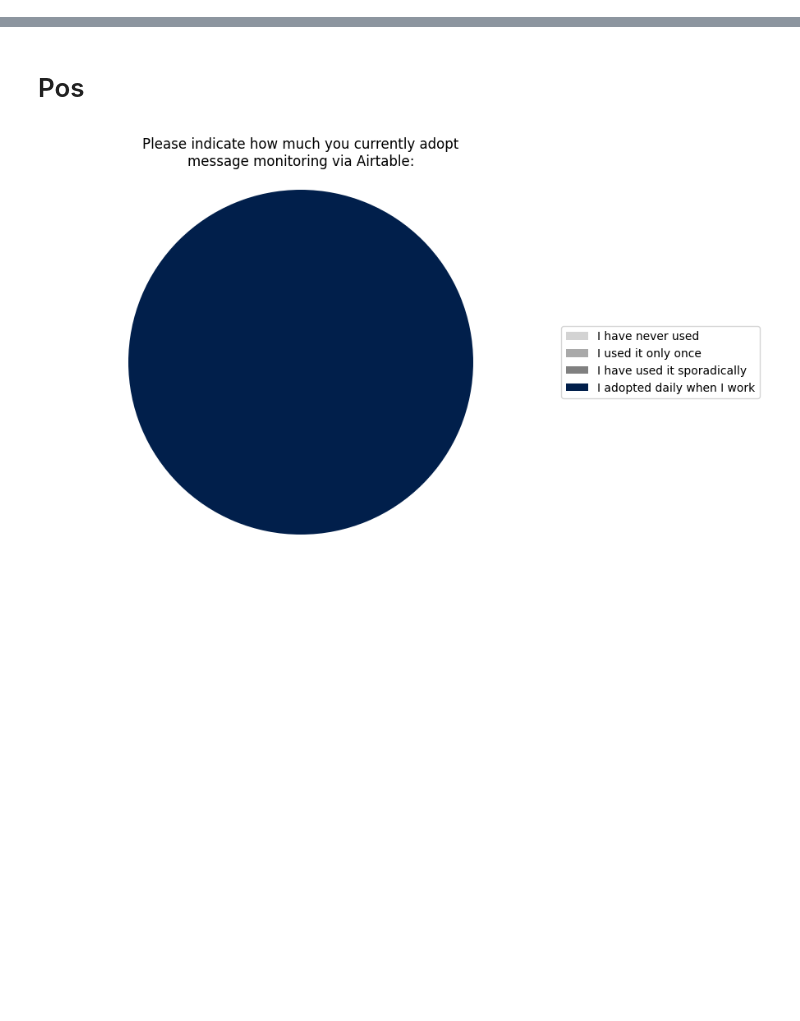
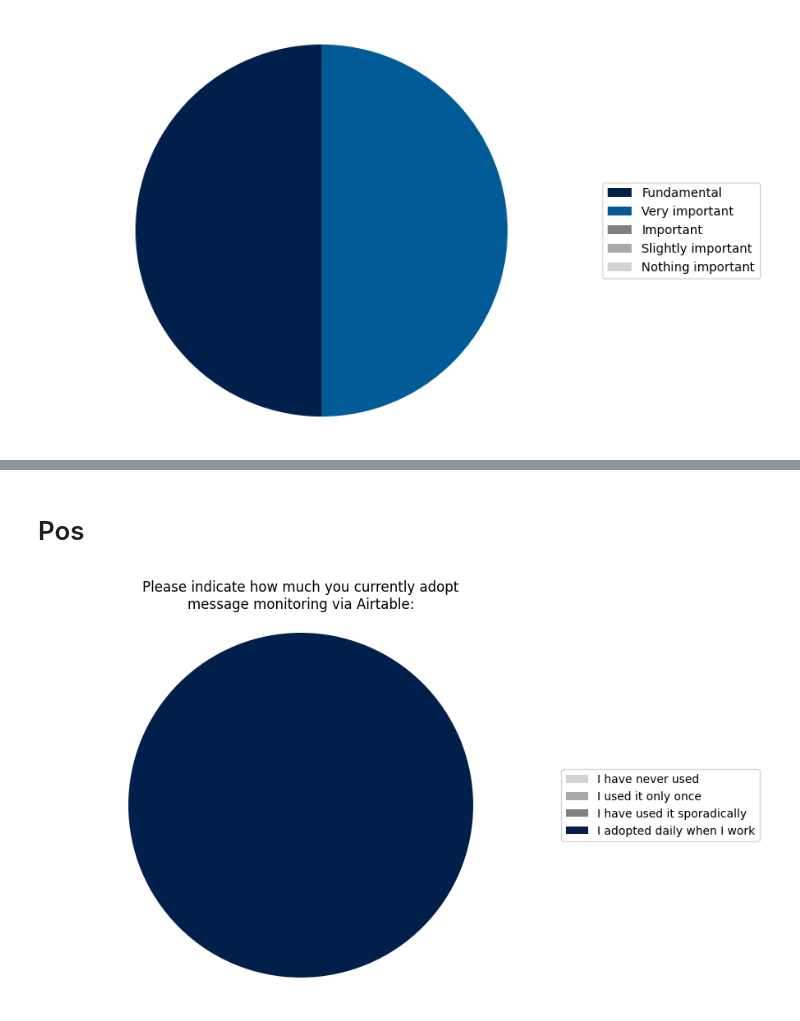
Before and after one commit to belisards/gunviolence_ptbr, a Jupyter notebook: regen_charts.ipynb, the cells around one changed output, grey strips where cells are left out. Drawn from its saved outputs; the diff is of its cells as text; code cells hidden in the pictures; blank space fills up the shorter version.

Commit message:
adjust new charts

```diff
--- a/regen_charts.ipynb
+++ b/regen_charts.ipynb
@@ -392,39 +390,41 @@ plt.show()
 # %%
-# import matplotlib.pyplot as plt
-# from textwrap import wrap
+import matplotlib.pyplot as plt
+from textwrap import wrap
 
-# # Data for the chart
-# labels = ['Fundamental', 'Very important', 'Important', 'Slightly important', 'Nothing important']
-# sizes = [2, 2, 0, 0, 0]
+# Data for the chart
+labels = ['Fundamental', 'Very important', 'Important', 'Slightly important', 'Nothing important']
+sizes = [2, 2, 0, 0, 0]
 
-# colors = [
-#     'lightgray',
-#     'darkgray',
-#     'gray',
-#     '#005b96',
-#     '#011f4b'
-# ]
+colors = [
+    'lightgray',
+    'darkgray',
+    'gray',
+    '#005b96',
+    '#011f4b'
+]
 
-# new_color = colors[::-1]
+new_color = colors[::-1]
 
-# # Plotting the pie chart
-# fig, ax = plt.subplots(figsize=(8, 6))
+# Plotting the pie chart
+fig, ax = plt.subplots(figsize=(8, 6))
 
-# wedges, texts = ax.pie(sizes, colors=new_color, startangle=90, wedgeprops=dict(width=1))
+wedges, texts = ax.pie(sizes, colors=new_color, startangle=90, wedgeprops=dict(width=1))
 
-# # Equal aspect ratio ensures that pie is drawn as a circle
-# ax.axis('equal')
+# Equal aspect ratio ensures that pie is drawn as a circle
+ax.axis('equal')
 
-# # Adding legend
-# plt.legend(wedges, labels, title="", loc="center left", bbox_to_anchor=(1, 0, 0.5, 1))
+# Adding legend
+plt.legend(wedges, labels, title="", loc="center left", bbox_to_anchor=(1, 0, 0.5, 1))
 
-# # Add line breaks to y-axis labels
-# mytitle = 'How do you evaluate the importance of Twitter as a source of data to identify evidence of armed violence in Rio de Janeiro?'
-# # wrap title
-# mytitle = '\n'.join(wrap(mytitle, 70))
+# Add line breaks to y-axis labels
+mytitle = 'How do you evaluate the importance of Twitter as a source of data to identify evidence of armed violence in Rio de Janeiro?'
+# wrap title
+mytitle = '\n'.join(wrap(mytitle, 70))
 
-# # Adding title
-# plt.title(mytitle)
-# plt.savefig('new_charts/pre_q2.png', dpi=300, bbox_inches='tight')
-# plt.show()
+# Adding title
+plt.title(mytitle)
+plt.savefig('new_charts/pre_q2.png', dpi=300, bbox_inches='tight')
+plt.show()
+# %% [output]
+[figure, added]
 # %%
```
Also changed, not shown: parts of 8 cells of this notebook, 11 other files.
